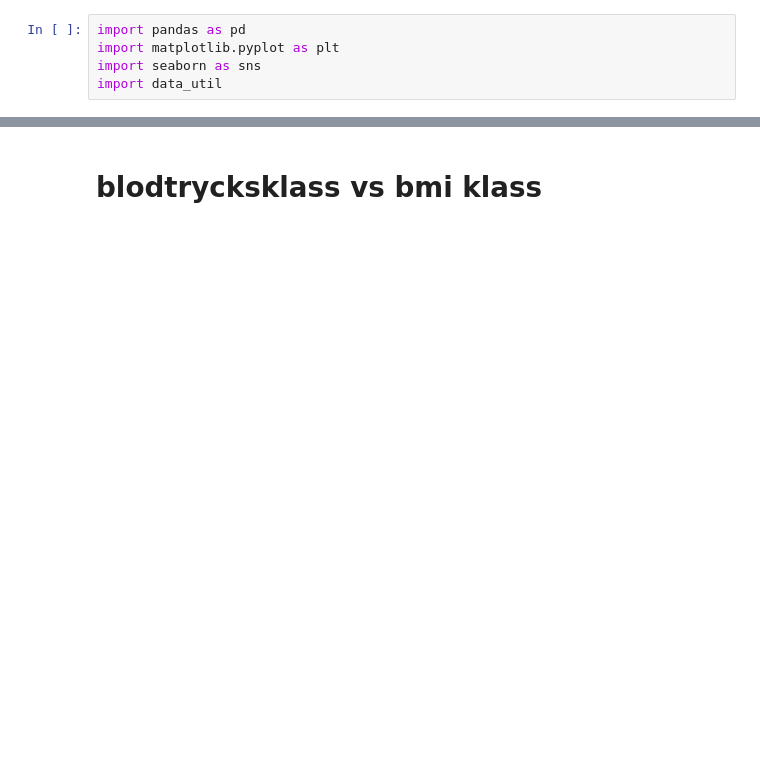
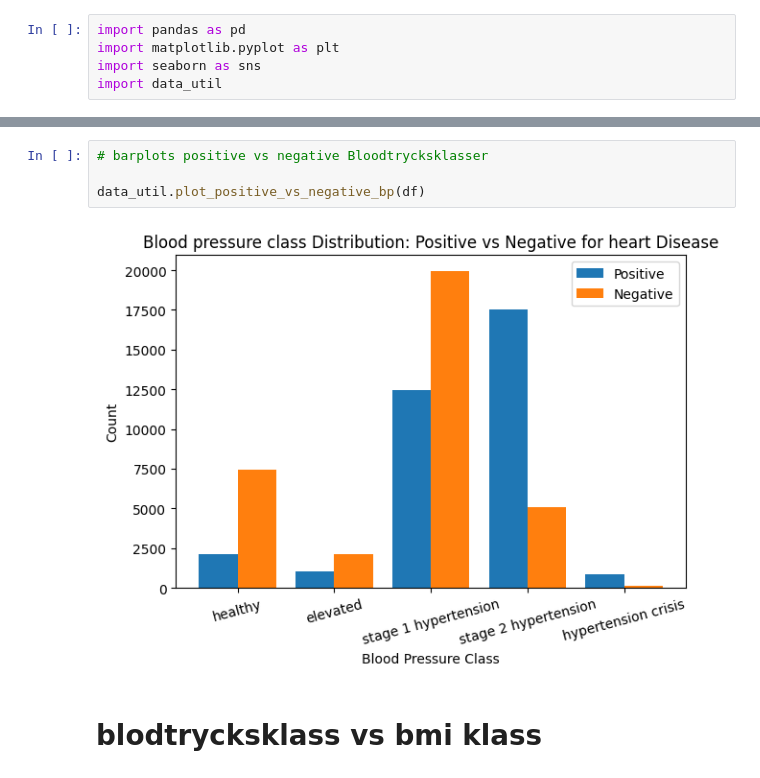
Before and after one commit to Ludwilton/Medical-predictions-lab, a Jupyter notebook: visualization.ipynb, the cells around one changed output, grey strips where cells are left out. Saved outputs shown, nothing was run; the diff lists cells and outputs as text; blank space fills up the shorter version.

```diff
--- a/visualization.ipynb
+++ b/visualization.ipynb
@@ -6,3 +14,9 @@ import data_util
+# %%
+# barplots positive vs negative Bloodtrycksklasser
+
+data_util.plot_positive_vs_negative_bp(df)
+# %% [output]
+[figure, added]
 # %% [markdown]
 # blodtrycksklass vs bmi klass
 # %%
```
Also changed, not shown: parts of 3 cells of this notebook, 2 other files.
